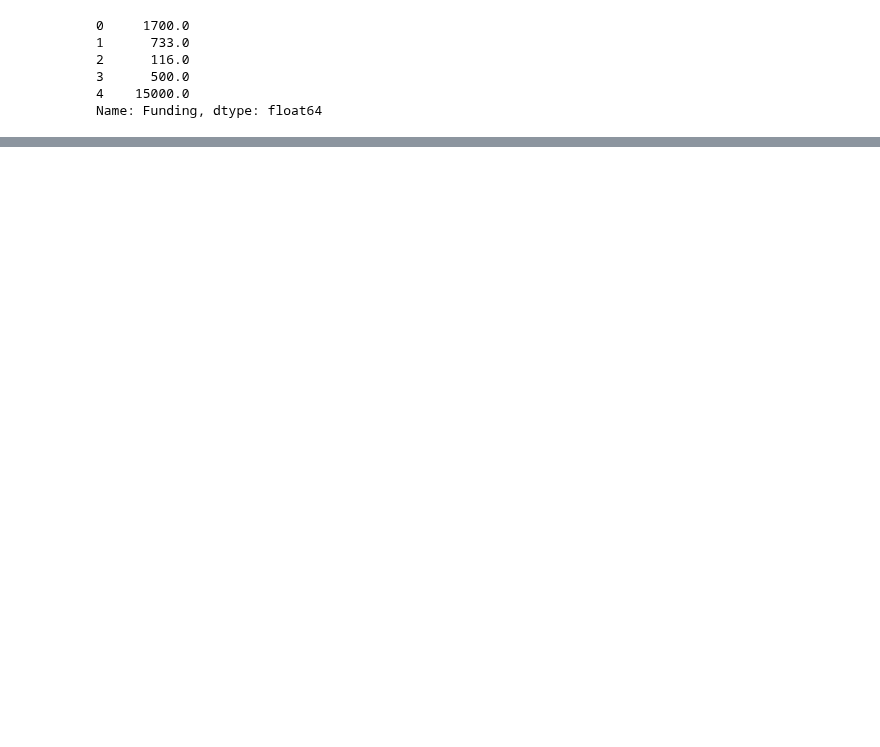
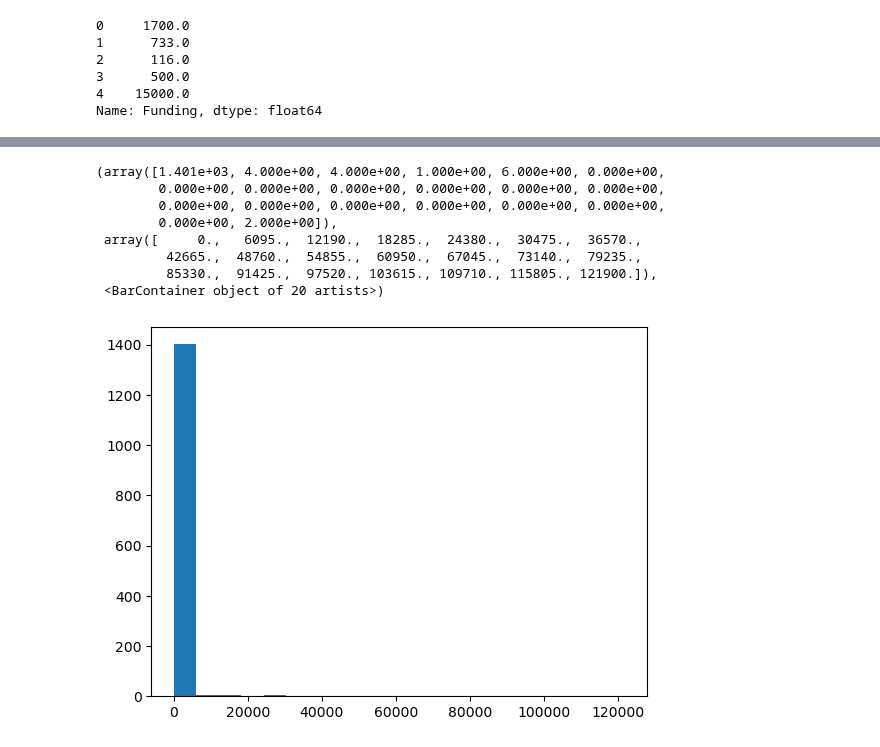
Before and after one commit to COGS108/Group019_WI24, a Jupyter notebook: Kirthin.ipynb, the cells around one changed output, grey strips where cells are left out. Saved outputs shown, nothing was run; the diff lists cells and outputs as text; code cells hidden in the pictures; blank space fills up the shorter version.

```diff
--- a/Kirthin.ipynb
+++ b/Kirthin.ipynb
@@ -30,0 +81,12 @@ Name: Funding, dtype: float64
+# %%
+plt.hist(df['Funding'], bins=20)
+# %% [output]
+(array([1.401e+03, 4.000e+00, 4.000e+00, 1.000e+00, 6.000e+00, 0.000e+00,
+        0.000e+00, 0.000e+00, 0.000e+00, 0.000e+00, 0.000e+00, 0.000e+00,
+        0.000e+00, 0.000e+00, 0.000e+00, 0.000e+00, 0.000e+00, 0.000e+00,
+        0.000e+00, 2.000e+00]),
+ array([     0.,   6095.,  12190.,  18285.,  24380.,  30475.,  36570.,
+         42665.,  48760.,  54855.,  60950.,  67045.,  73140.,  79235.,
+         85330.,  91425.,  97520., 103615., 109710., 115805., 121900.]),
+ <BarContainer object of 20 artists>)
+[figure, added]
```
Also changed, not shown: parts of 14 cells of this notebook.
